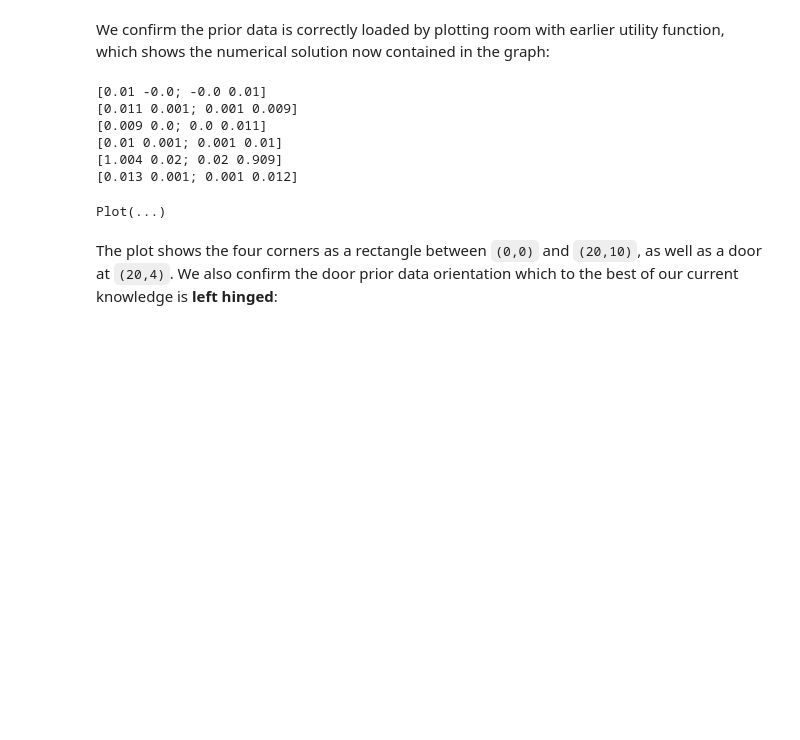
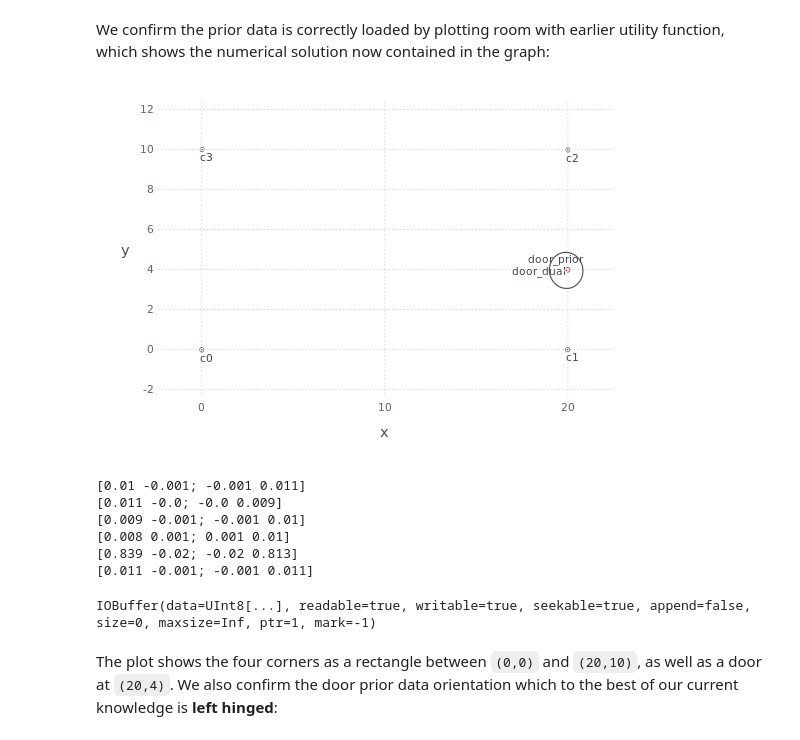
Before and after one commit to WhereWhenAI/BinderNotebooks, a Jupyter notebook: julia/caesar-api/icra-4-contradictorydata.ipynb, the cells around one changed output. Drawn from its saved outputs; the diff is of its cells as text; code cells hidden in the pictures; blank space fills up the shorter version.

```diff
--- a/julia/caesar-api/icra-4-contradictorydata.ipynb
+++ b/julia/caesar-api/icra-4-contradictorydata.ipynb
@@ -119,16 +127,20 @@ Let's make sure our prior data makes sense by solving the factor graph with the
 solveGraph!(fg);
 # %% [markdown]
 We confirm the prior data is correctly loaded by plotting room with earlier utility function, which shows the numerical solution now contained in the graph:
-# %%
-plotRoom(fg)
-# %% [output]
-[0.01 -0.0; -0.0 0.01]
-[0.011 0.001; 0.001 0.009]
-[0.009 0.0; 0.0 0.011]
-[0.01 0.001; 0.001 0.01]
-[1.004 0.02; 0.02 0.909]
-[0.013 0.001; 0.001 0.012]
-Plot(...)
+# %%
+pl = plotRoom(fg)
+
+# Static render workaround, remove with SVG upgrade
+io = IOBuffer(); draw(PNG(io), pl); io
+# %% [output]
+[figure, added]
+[0.01 -0.001; -0.001 0.011]
+[0.011 -0.0; -0.0 0.009]
+[0.009 -0.001; -0.001 0.01]
+[0.008 0.001; 0.001 0.01]
+[0.839 -0.02; -0.02 0.813]
+[0.011 -0.001; -0.001 0.011]
+IOBuffer(data=UInt8[...], readable=true, writable=true, seekable=true, append=false, size=0, maxsize=Inf, ptr=1, mark=-1)
 # %% [markdown]
 The plot shows the four corners as a rectangle between `(0,0)` and `(20,10)`, as well as a door at `(20,4)`.  We also confirm the door prior data orientation which to the best of our current knowledge is **left hinged**:
 # %%
```
Also changed, not shown: parts of 19 cells of this notebook, 1 other file.
